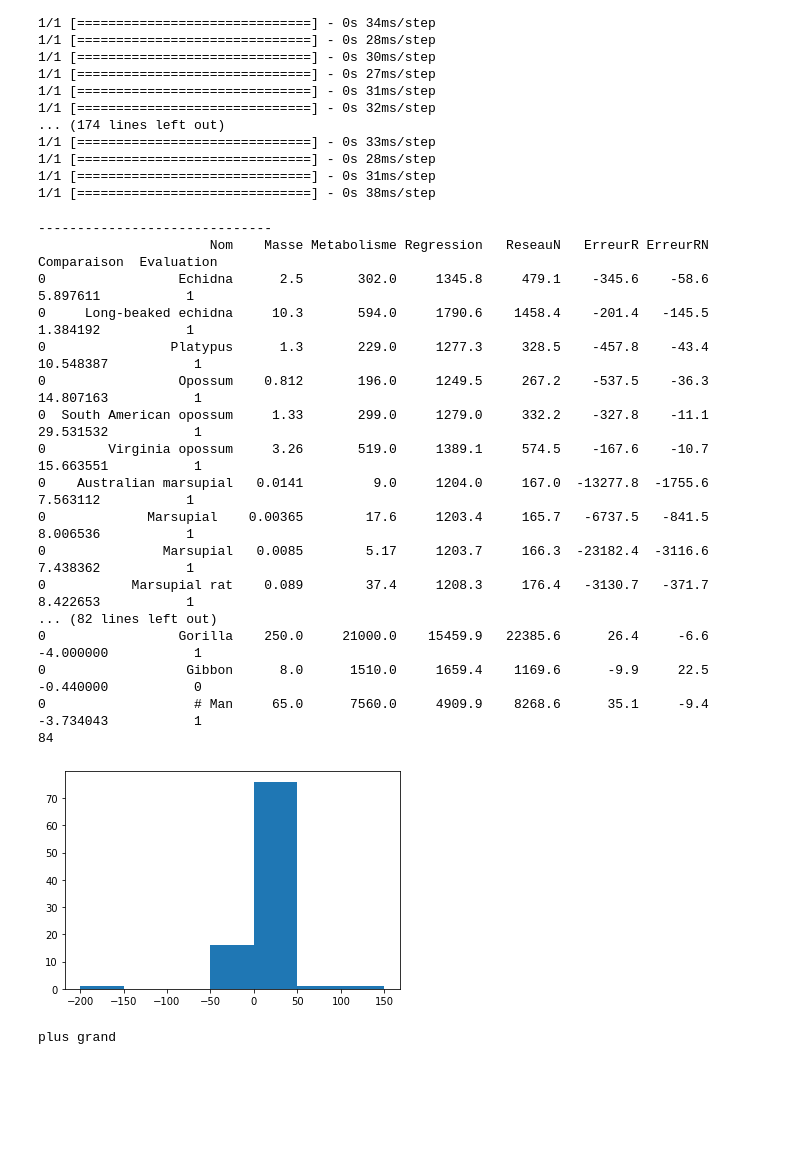
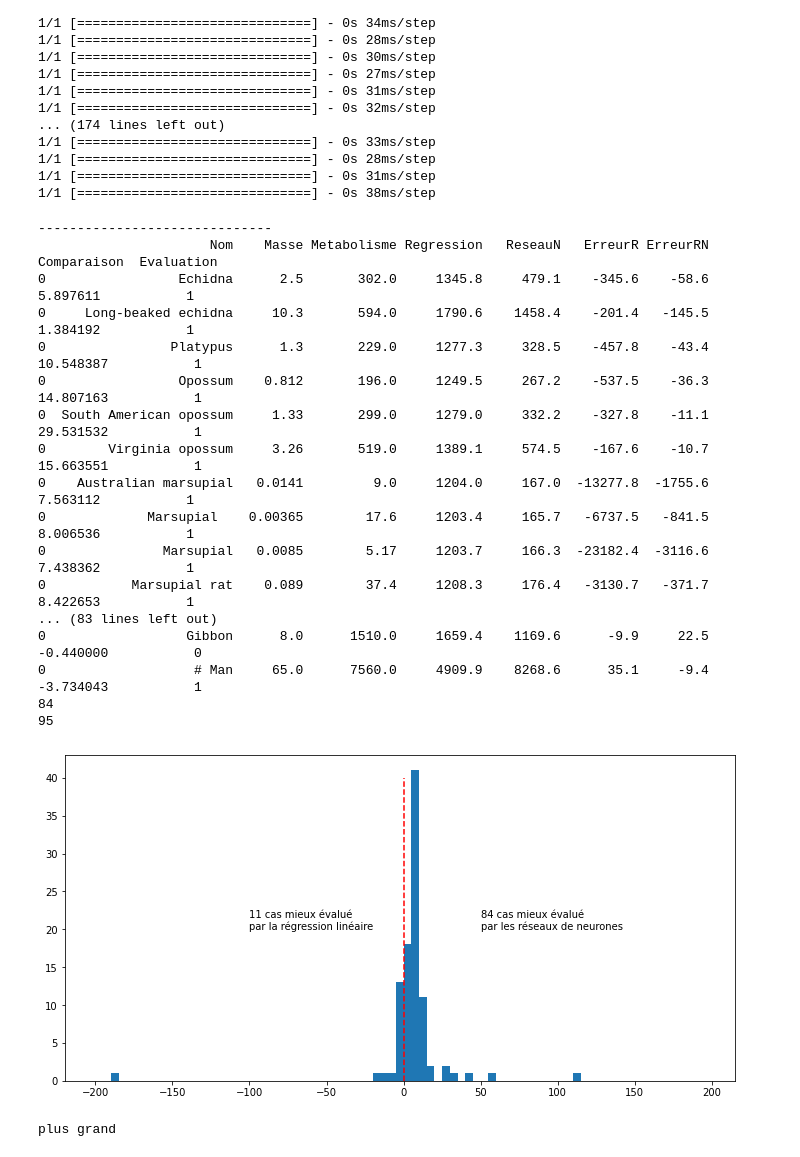
Before and after one commit to jhguay/base_ouverte, a Jupyter notebook: MataneLabo1_avecComparaisonRegressionv2.ipynb, the cells around one changed output. Drawn from its saved outputs; the diff is of its cells as text; code cells hidden in the pictures; blank space fills up the shorter version.

```diff
--- a/MataneLabo1_avecComparaisonRegressionv2.ipynb
+++ b/MataneLabo1_avecComparaisonRegressionv2.ipynb
@@ -244,38 +244,47 @@ for i in range(0,len(loi_kleiber_data)):
   else:
     dfinal['Evaluation'].values[i]=0
 
 
 print(dfinal.to_string())
 print(dfinal['Evaluation'].sum())
-
+print(len(dfinal['Evaluation']))
 
 #math.sqrt(((dfinal['ErreurR'].astype(float))*(dfinal['ErreurR'].astype(float))).sum()/len(dfinal))
 #abs(dfinal['ErreurR'].astype(float)).mean()
 
 #
-plt.hist(dfinal['Comparaison'].values, bins=range(-200,200,50))
+fig, ax = plt.subplots(figsize=(12, 6))
+
+ax.hist(dfinal['Comparaison'].values, bins=range(-200,200,5))
 
 
+ax.vlines([0], 0, 40, linestyles='dashed', colors='red')
+ax.text( 50,20,"84 cas mieux évalué\npar les réseaux de neurones")
+ax.text( -100,20,"11 cas mieux évalué\npar la régression linéaire")
+
+
+#
+
 plt.show()
 # %% [output]
 ------------------------------
                       Nom    Masse Metabolisme Regression   ReseauN   ErreurR ErreurRN  Comparaison  Evaluation
 0                 Echidna      2.5       302.0     1345.8     479.1    -345.6    -58.6     5.897611           1
 0     Long-beaked echidna     10.3       594.0     1790.6    1458.4    -201.4   -145.5     1.384192           1
 0                Platypus      1.3       229.0     1277.3     328.5    -457.8    -43.4    10.548387           1
 0                 Opossum    0.812       196.0     1249.5     267.2    -537.5    -36.3    14.807163           1
 0  South American opossum     1.33       299.0     1279.0     332.2    -327.8    -11.1    29.531532           1
 0        Virginia opossum     3.26       519.0     1389.1     574.5    -167.6    -10.7    15.663551           1
 0    Australian marsupial   0.0141         9.0     1204.0     167.0  -13277.8  -1755.6     7.563112           1
 0             Marsupial    0.00365        17.6     1203.4     165.7   -6737.5   -841.5     8.006536           1
 0               Marsupial   0.0085        5.17     1203.7     166.3  -23182.4  -3116.6     7.438362           1
 0           Marsupial rat    0.089        37.4     1208.3     176.4   -3130.7   -371.7     8.422653           1
-... (82 lines left out)
-0                 Gorilla    250.0     21000.0    15459.9   22385.6      26.4     -6.6    -4.000000           1
+... (83 lines left out)
 0                  Gibbon      8.0      1510.0     1659.4    1169.6      -9.9     22.5    -0.440000           0
 0                   # Man     65.0      7560.0     4909.9    8268.6      35.1     -9.4    -3.734043           1
 84
+95
-[figure, old version]
+[figure, new version]
 # %%
 if(dfinal['Comparaison'].values[16]>1):
   print("plus grand")
```
